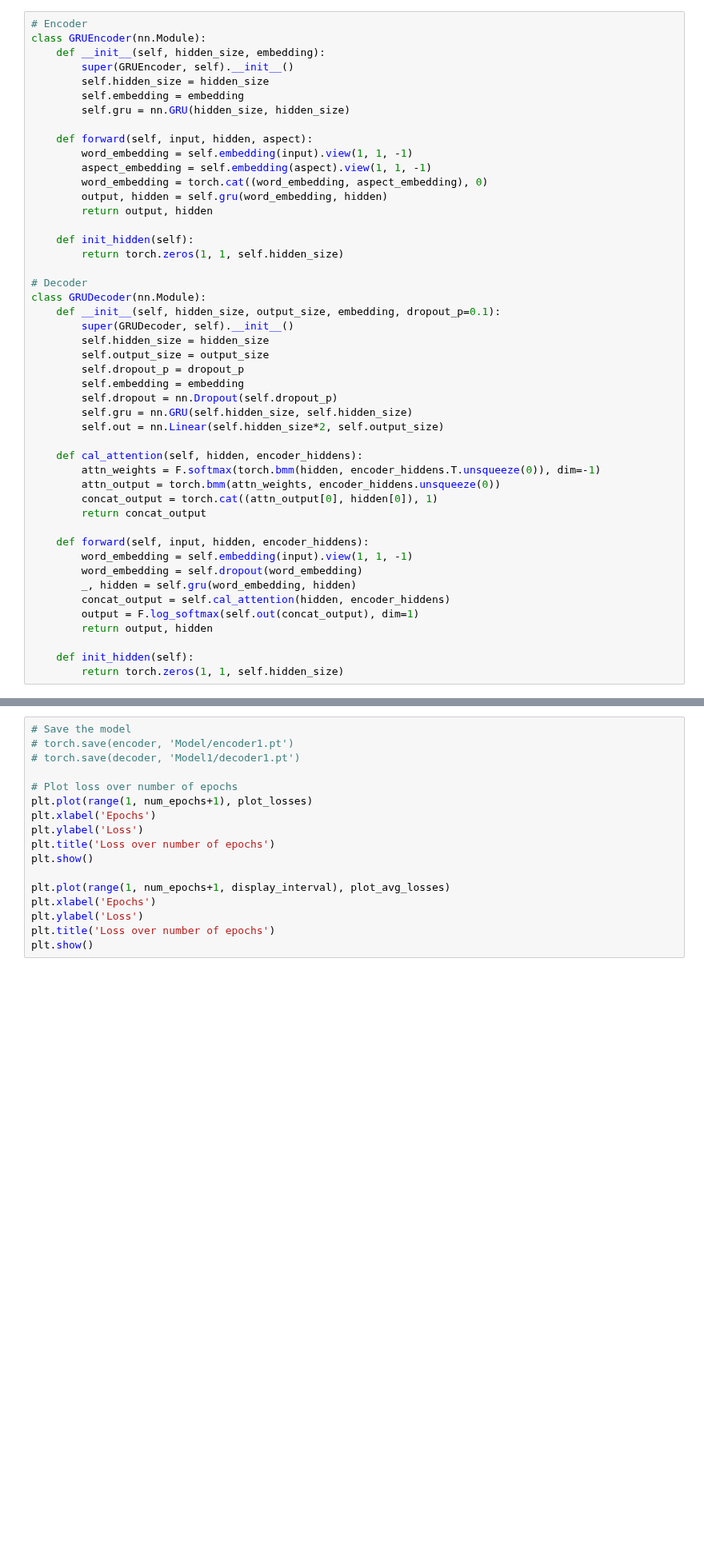
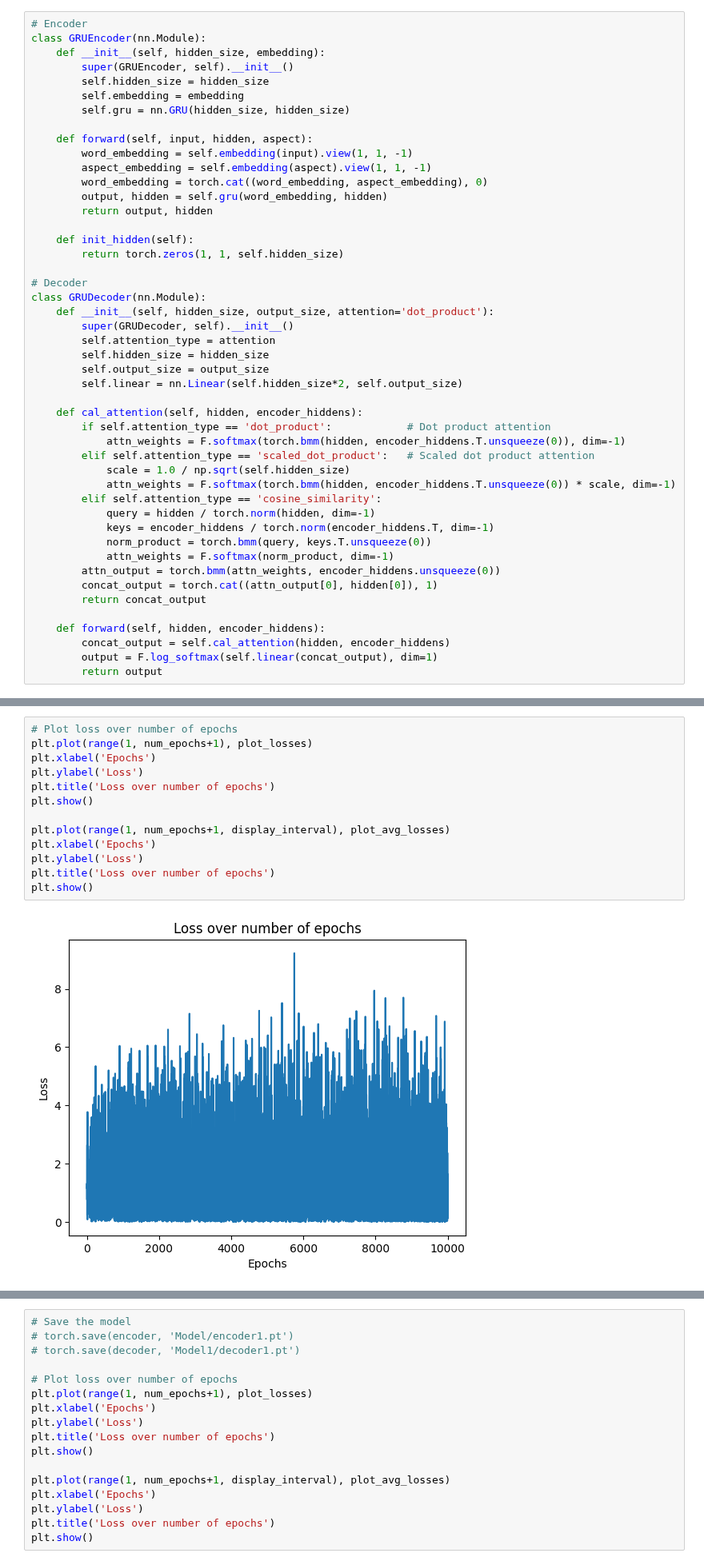
Before and after one commit to LisonLau/CITS4012-Project, a Jupyter notebook: GRU.ipynb, the cells around one changed output, grey strips where cells are left out. Shown at 80% size. Drawn from its saved outputs; the diff is of its cells as text; blank space fills up the shorter version.

```diff
--- a/GRU.ipynb
+++ b/GRU.ipynb
@@ -19,31 +223,31 @@ class GRUEncoder(nn.Module):
 
 # Decoder
 class GRUDecoder(nn.Module):
-    def __init__(self, hidden_size, output_size, embedding, dropout_p=0.1):
+    def __init__(self, hidden_size, output_size, attention='dot_product'):
         super(GRUDecoder, self).__init__()
+        self.attention_type = attention
         self.hidden_size = hidden_size
         self.output_size = output_size
-        self.dropout_p = dropout_p
-        self.embedding = embedding
-        self.dropout = nn.Dropout(self.dropout_p)
-        self.gru = nn.GRU(self.hidden_size, self.hidden_size)
-        self.out = nn.Linear(self.hidden_size*2, self.output_size)
+        self.linear = nn.Linear(self.hidden_size*2, self.output_size)
 
     def cal_attention(self, hidden, encoder_hiddens):
-        attn_weights = F.softmax(torch.bmm(hidden, encoder_hiddens.T.unsqueeze(0)), dim=-1)
+        if self.attention_type == 'dot_product':            # Dot product attention
+            attn_weights = F.softmax(torch.bmm(hidden, encoder_hiddens.T.unsqueeze(0)), dim=-1)
+        elif self.attention_type == 'scaled_dot_product':   # Scaled dot product attention
+            scale = 1.0 / np.sqrt(self.hidden_size)
+            attn_weights = F.softmax(torch.bmm(hidden, encoder_hiddens.T.unsqueeze(0)) * scale, dim=-1)
+        elif self.attention_type == 'cosine_similarity':
+            query = hidden / torch.norm(hidden, dim=-1)
+            keys = encoder_hiddens / torch.norm(encoder_hiddens.T, dim=-1)
+            norm_product = torch.bmm(query, keys.T.unsqueeze(0))
+            attn_weights = F.softmax(norm_product, dim=-1)
         attn_output = torch.bmm(attn_weights, encoder_hiddens.unsqueeze(0))
         concat_output = torch.cat((attn_output[0], hidden[0]), 1)
         return concat_output
 
-    def forward(self, input, hidden, encoder_hiddens):
-        word_embedding = self.embedding(input).view(1, 1, -1)
-        word_embedding = self.dropout(word_embedding)
-        _, hidden = self.gru(word_embedding, hidden)
+    def forward(self, hidden, encoder_hiddens):
         concat_output = self.cal_attention(hidden, encoder_hiddens)
-        output = F.log_softmax(self.out(concat_output), dim=1)
-        return output, hidden
-
-    def init_hidden(self):
-        return torch.zeros(1, 1, self.hidden_size)
+        output = F.log_softmax(self.linear(concat_output), dim=1)
+        return output
 # %%
 # Set the seed for reproducibility
@@ -117,0 +337,15 @@ for epoch in range(1, num_epochs+1):
+# %%
+# Plot loss over number of epochs
+plt.plot(range(1, num_epochs+1), plot_losses)
+plt.xlabel('Epochs')
+plt.ylabel('Loss')
+plt.title('Loss over number of epochs')
+plt.show()
+
+plt.plot(range(1, num_epochs+1, display_interval), plot_avg_losses)
+plt.xlabel('Epochs')
+plt.ylabel('Loss')
+plt.title('Loss over number of epochs')
+plt.show()
+# %% [output]
+[figure, added]
```
Also changed, not shown: parts of 12 cells of this notebook, 3 other files.
